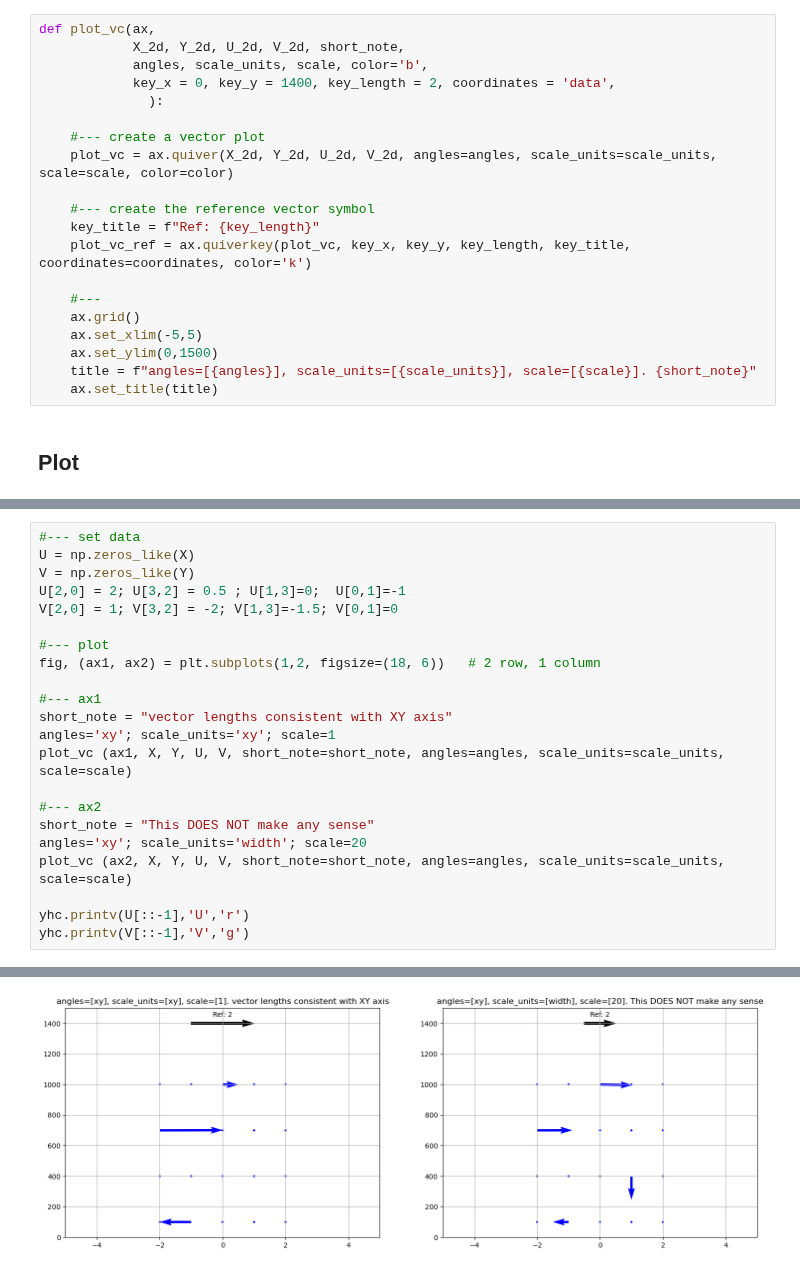
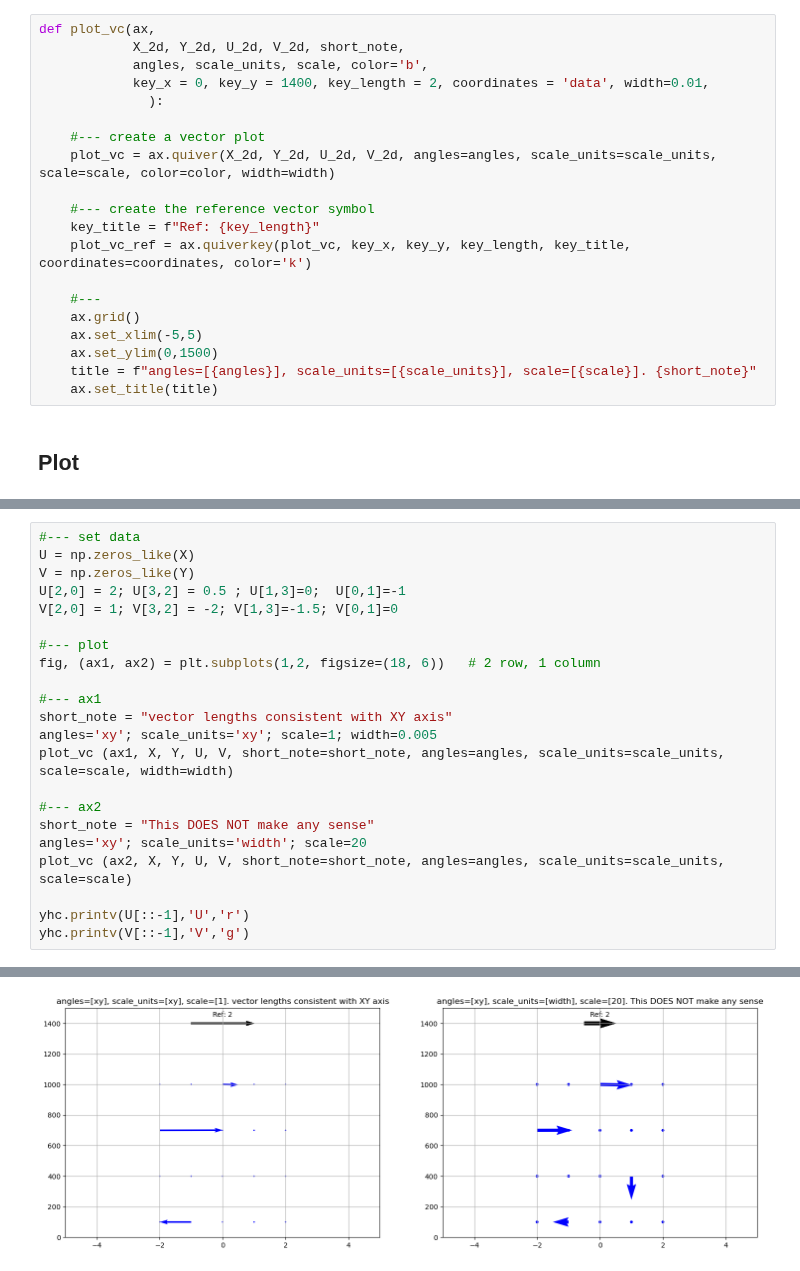
Before and after one commit to yihsuanchen/python, a Jupyter notebook: yhc_module_and_notes/notes-matplotlib_vector_2d.ipynb, the cells around one changed output, grey strips where cells are left out. Saved outputs shown, nothing was run; the diff lists cells and outputs as text.

Commit message:
add width argument

```diff
--- a/yhc_module_and_notes/notes-matplotlib_vector_2d.ipynb
+++ b/yhc_module_and_notes/notes-matplotlib_vector_2d.ipynb
@@ -42,11 +42,11 @@ V = np.zeros_like(Y)
 def plot_vc(ax,
             X_2d, Y_2d, U_2d, V_2d, short_note,
             angles, scale_units, scale, color='b',
-            key_x = 0, key_y = 1400, key_length = 2, coordinates = 'data',
+            key_x = 0, key_y = 1400, key_length = 2, coordinates = 'data', width=0.01,
               ):
 
     #--- create a vector plot
-    plot_vc = ax.quiver(X_2d, Y_2d, U_2d, V_2d, angles=angles, scale_units=scale_units, scale=scale, color=color)
+    plot_vc = ax.quiver(X_2d, Y_2d, U_2d, V_2d, angles=angles, scale_units=scale_units, scale=scale, color=color, width=width)
 
     #--- create the reference vector symbol
     key_title = f"Ref: {key_length}"
@@ -72,36 +73,36 @@ V = np.zeros_like(Y)
 U[2,0] = 2; U[3,2] = 0.5 ; U[1,3]=0;  U[0,1]=-1
 V[2,0] = 1; V[3,2] = -2; V[1,3]=-1.5; V[0,1]=0
 
 #--- plot
 fig, (ax1, ax2) = plt.subplots(1,2, figsize=(18, 6))   # 2 row, 1 column
 
 #--- ax1
 short_note = "vector lengths consistent with XY axis"
-angles='xy'; scale_units='xy'; scale=1
-plot_vc (ax1, X, Y, U, V, short_note=short_note, angles=angles, scale_units=scale_units, scale=scale)
+angles='xy'; scale_units='xy'; scale=1; width=0.005
+plot_vc (ax1, X, Y, U, V, short_note=short_note, angles=angles, scale_units=scale_units, scale=scale, width=width)
 
 #--- ax2
 short_note = "This DOES NOT make any sense"
 angles='xy'; scale_units='width'; scale=20
 plot_vc (ax2, X, Y, U, V, short_note=short_note, angles=angles, scale_units=scale_units, scale=scale)
 
 yhc.printv(U[::-1],'U','r')
 yhc.printv(V[::-1],'V','g')
 # %% [output]
  -------------
  U
 [[ 0.   0.   0.5  0.   0. ]
  [ 2.   0.   0.   0.   0. ]
  [ 0.   0.   0.   0.   0. ]
  [ 0.  -1.   0.   0.   0. ]]
 
  -------------
  V
 [[ 0.   0.  -2.   0.   0. ]
  [ 1.   0.   0.   0.   0. ]
  [ 0.   0.   0.  -1.5  0. ]
  [ 0.   0.   0.   0.   0. ]]
-[figure, old version]
+[figure, new version]
 # %% [markdown]
 ### angles='uv'; scale_units='width'; scale=scale (adjust the reference vector length)
 - scale>1, shorten the ref vector length. scale<1, prolong the ref vector length.
```
Also changed, not shown: parts of 3 cells of this notebook.
